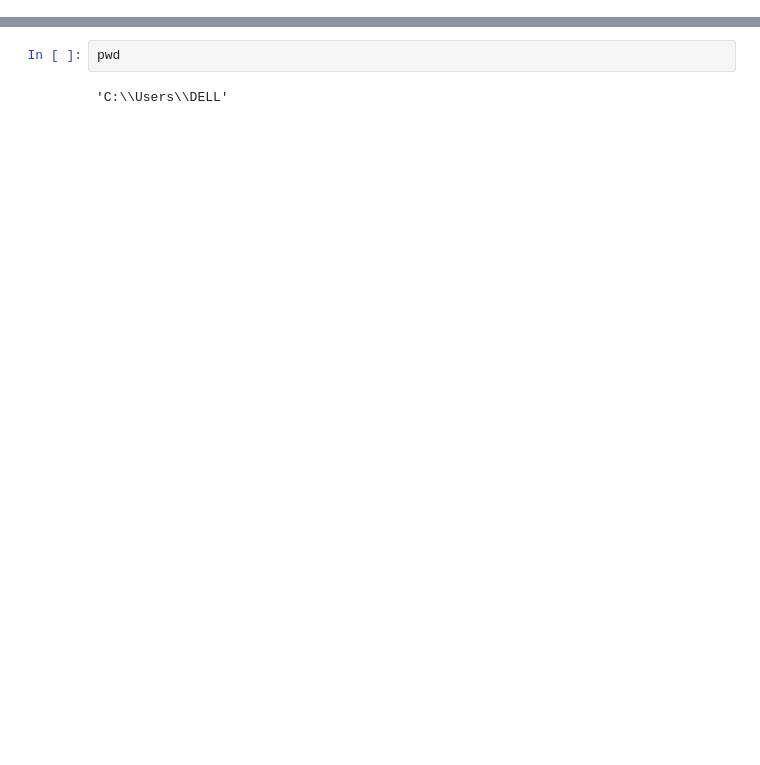
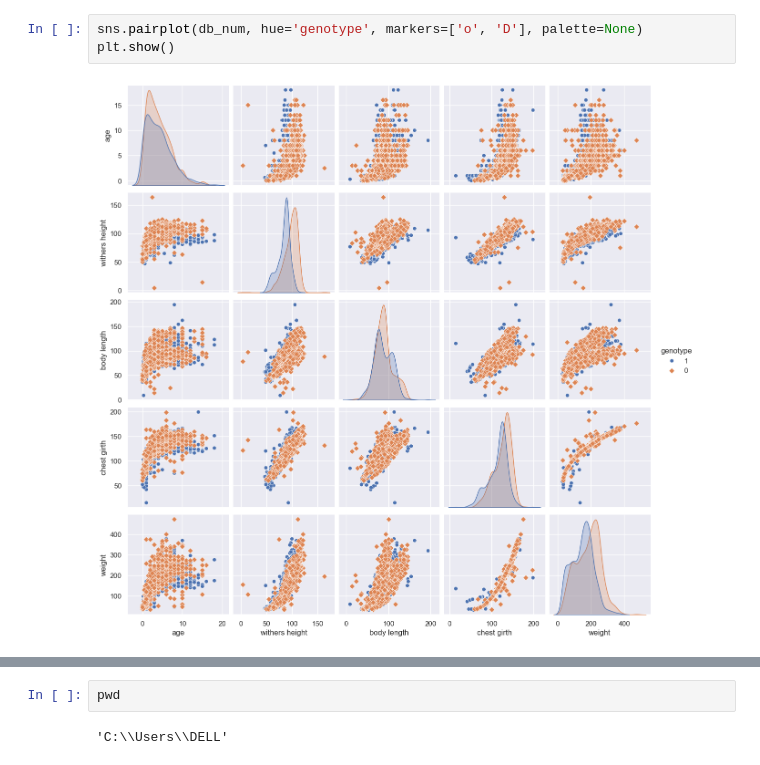
Before and after one commit to Fulzo/Taurin-preliminar, a Jupyter notebook: notebooks/exploration.ipynb, the cells around one changed output, grey strips where cells are left out. Cells and saved outputs as stored; diff of their text form; blank space fills up the shorter version.

```diff
--- a/notebooks/exploration.ipynb
+++ b/notebooks/exploration.ipynb
@@ -363,0 +211,5 @@ plt.show()
+# %%
+sns.pairplot(db_num, hue='genotype', markers=['o', 'D'], palette=None)
+plt.show()
+# %% [output]
+[figure, added]
```
Also changed, not shown: parts of 177 cells of this notebook, 2 other files.
